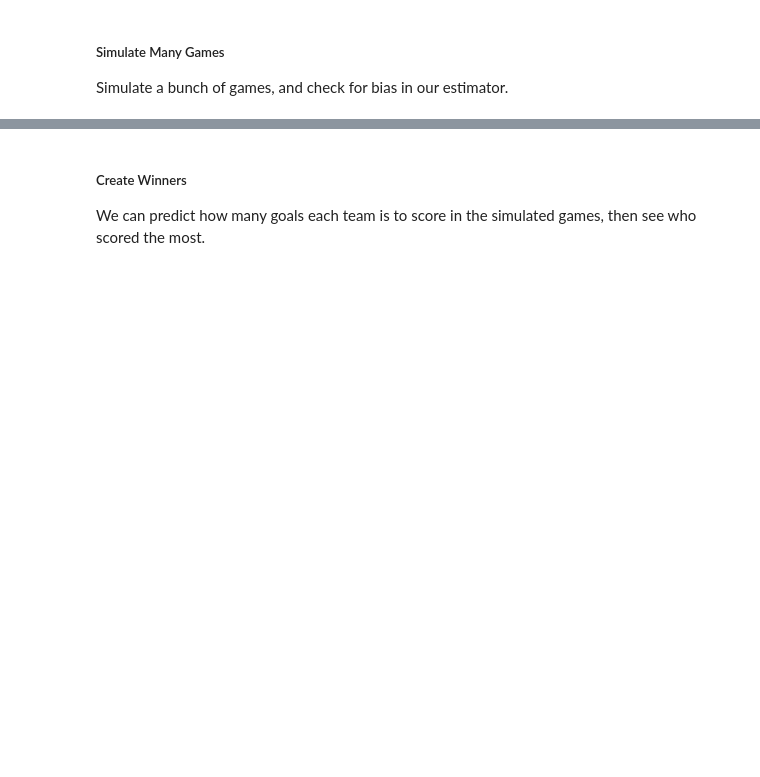
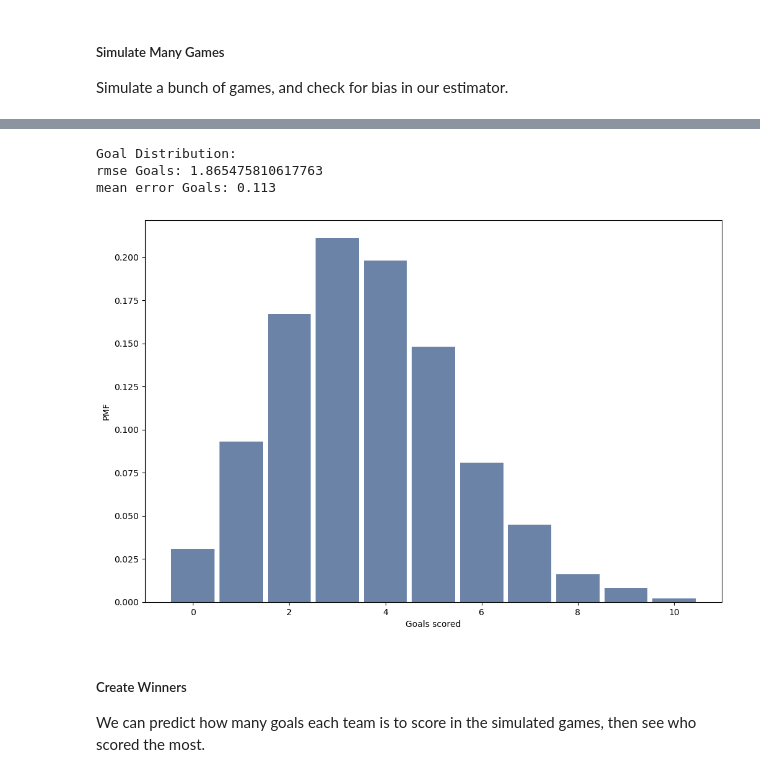
Before and after one commit to Nishaa95/Basic_Stats_in_Python_Student_Workbooks, a Jupyter notebook: 014_Estimation_Applications.ipynb, the cells around one changed output, grey strips where cells are left out. Drawn from its saved outputs; the diff is of its cells as text; code cells hidden in the pictures; blank space fills up the shorter version.

```diff
--- a/014_Estimation_Applications.ipynb
+++ b/014_Estimation_Applications.ipynb
@@ -325,3 +338,10 @@ mean error Goals: 0.04430000000000034
+# %%
+estimateGame(gfFla,1000)
+# %% [output]
+Goal Distribution:
+rmse Goals: 1.865475810617763
+mean error Goals: 0.113
+[figure, added]
 # %% [markdown]
 ##### Create Winners
 
```
Also changed, not shown: parts of 28 cells of this notebook, 2 other files.
